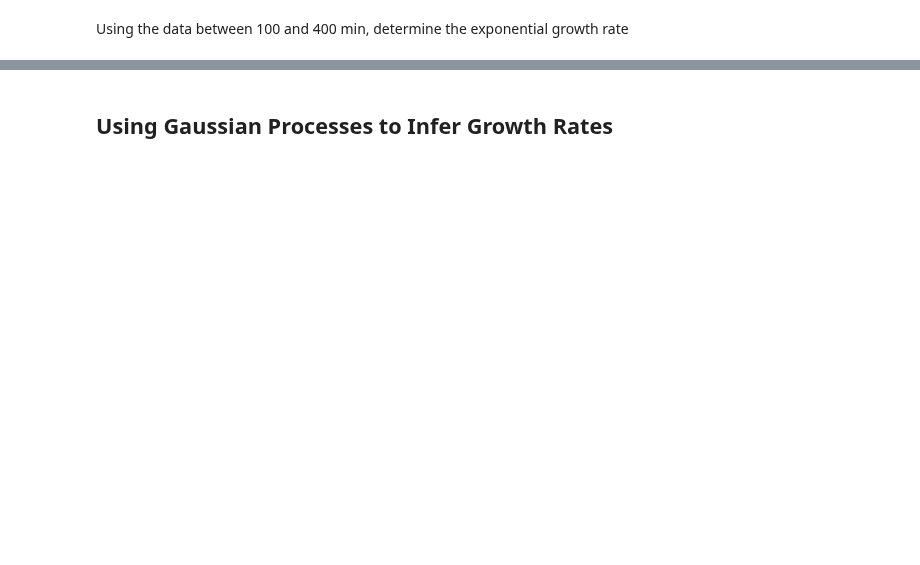
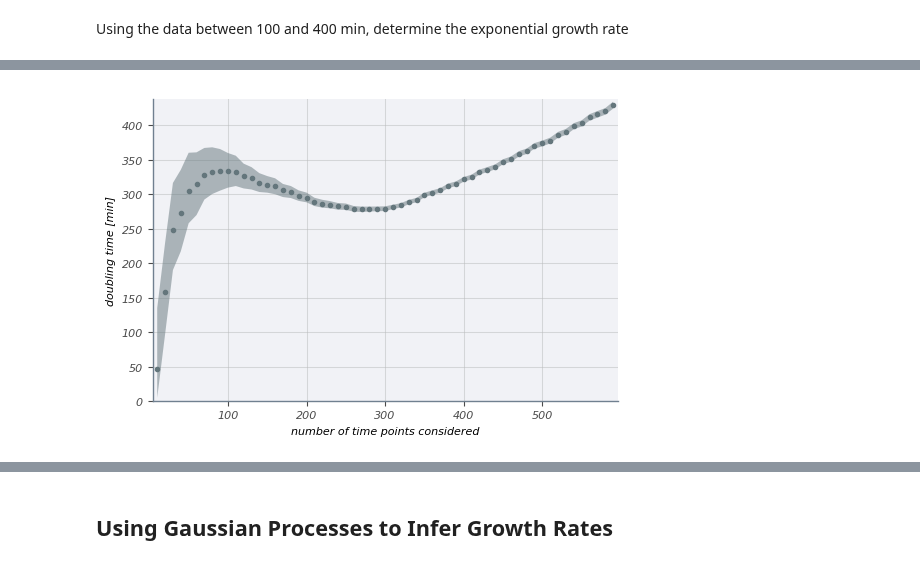
Before and after one commit to RPGroup-PBoC/mwc_growth, a Jupyter notebook: code/processing/growth_curves/20190121_r1_37C_glucose_O2_growth/20190122_analysis.ipynb, the cells around one changed output, grey strips where cells are left out. Saved outputs shown, nothing was run; the diff lists cells and outputs as text; code cells hidden in the pictures; blank space fills up the shorter version.

Commit message:
update of growth rate processing

```diff
--- a/code/processing/growth_curves/20190121_r1_37C_glucose_O2_growth/20190122_analysis.ipynb
+++ b/code/processing/growth_curves/20190121_r1_37C_glucose_O2_growth/20190122_analysis.ipynb
@@ -109,0 +150,17 @@ Text(0, 0.5, 'background subtracted absorbance')
+# %%
+model = pystan.StanModel(model_code=exp_growth.model_code)
+# %%
+growth_rates = []
+growth_hpd_min = []
+growth_hpd_max = []
+for i in tqdm.tqdm(range(10, 600, 10)):
+    restricted = data[(data['strain']=='dilution') & (data['time_min'] >= 0) & (data['time_min'] <= i)].copy()
+    data_dict = {'N': len(restricted),
+              'time': restricted['time_min'],
+              'absorb': restricted['od_600nm']}
+    samples = model.sampling(data_dict, iter=5000, control=dict(adapt_delta=0.95))
+    samp_df = samples.to_dataframe()
+    growth_rates.append(np.median(samp_df['lambda']))
+    hpd_min, hpd_max = mwc.stats.compute_hpd(samp_df['lambda'], 0.95)
+    growth_hpd_min.append(hpd_min)
+    growth_hpd_max.append(hpd_max)
@@ -109,0 +171,14 @@ Text(0, 0.5, 'background subtracted absorbance')
+# %%
+t_double = np.log(2) * np.array(growth_rates)
+t_double_min = np.log(2) * np.array(growth_hpd_min)
+t_double_max = np.log(2) * np.array(growth_hpd_max)
+# %%
+fig, ax = plt.subplots(1, 1)
+t = np.arange(10, 600, 10)
+ax.plot(t, t_double, '.')
+ax.fill_between(t, t_double_min, t_double_max, alpha=0.5)
+ax.set_ylabel('doubling time [min]')
+ax.set_xlabel('number of time points considered')
+plt.savefig('./time_dependence_inference_unsubtracted_abs.pdf')
+# %% [output]
+[figure, added]
```
Also changed, not shown: parts of 15 cells of this notebook.
